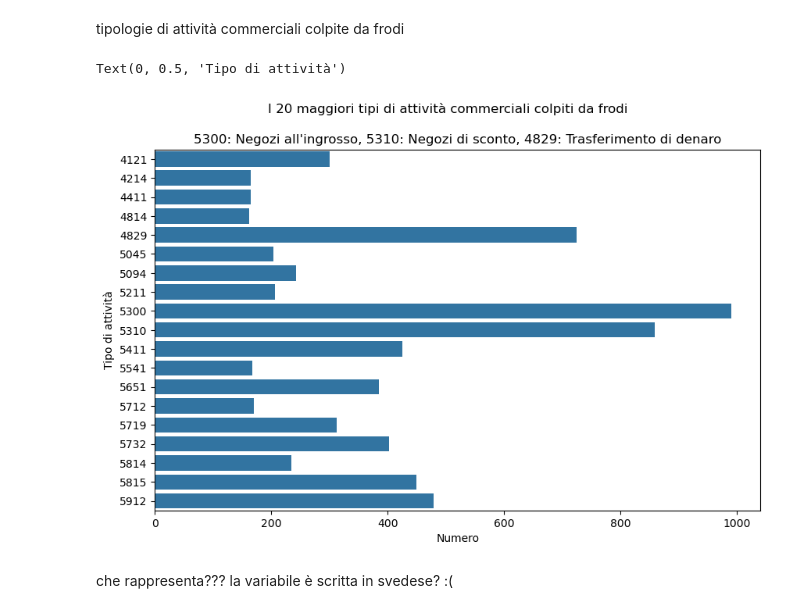
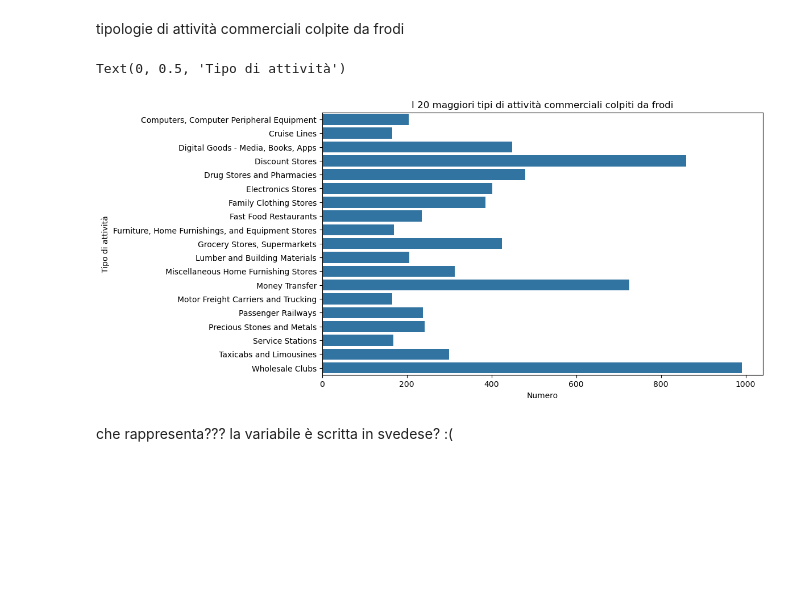
Before and after one commit to AlessandroPieragostini/Data-Science, a Jupyter notebook: data_science_cluster_class.ipynb, the cells around one changed output. Saved outputs shown, nothing was run; the diff lists cells and outputs as text; code cells hidden in the pictures; blank space fills up the shorter version.

```diff
--- a/data_science_cluster_class.ipynb
+++ b/data_science_cluster_class.ipynb
@@ -379,3 +378,0 @@ calcolo del rapporto debito/reddito, trovando l'indice debt to income ratio, uti
-# %%
-users['debt_to_income'] = users['total_debt']/users['yearly_income']
-users.head()
@@ -410,5 +399,6 @@ print(mcc_df.head())
 2     7996  Amusement Parks, Carnivals, Circuses
 3     5411          Grocery Stores, Supermarkets
 4     4784                 Tolls and Bridge Fees
-# %%
-trans_final = pd.merge(trans_final, mcc_df, left_on='id',right_on = 'index', how = 'left')
+# %%
+mcc_df['mcc_code'] = mcc_df['mcc_code'].astype('int32')
+mcc_df.head()
@@ -414,0 +414,8 @@ trans_final = pd.merge(trans_final, mcc_df, left_on='id',right_on = 'index', how
+# %%
+# 1) Crea un dict: codice → descrizione
+mcc_map = dict(zip(mcc_df['mcc_code'], mcc_df['description']))
+
+# 2) Aggiungi la colonna 'description' mappando su 'mcc'
+trans_final['description'] = trans_final['mcc'].map(mcc_map)
+trans_final.drop('mcc', axis=1, inplace=True)
+trans_final.rename(columns={'description': 'mcc_description'}, inplace=True)
@@ -534,18 +557,17 @@ Text(0.5, 1.0, 'Distribuzione geografica di tutte le frodi')
 # %% [markdown]
 tipologie di attività commerciali colpite da frodi
 # %%
-fraud_by_mcc = trans_final.groupby('mcc')['fraud'].agg('sum').sort_values(ascending = False)
+fraud_by_mcc = trans_final.groupby('mcc_description')['fraud'].agg('sum').sort_values(ascending = False)
 fraud_by_mcc_20 = pd.DataFrame({'tasso': fraud_by_mcc[1:20], 'tipo': fraud_by_mcc[1:20].index.astype("category")})
 
 plt.figure(figsize=(10, 6))
 sns.barplot(data=fraud_by_mcc_20, y = 'tipo',x='tasso' )
-plt.suptitle('I 20 maggiori tipi di attività commerciali colpiti da frodi')
-plt.title('5300: Negozi all\'ingrosso, 5310: Negozi di sconto, 4829: Trasferimento di denaro')
+plt.title('I 20 maggiori tipi di attività commerciali colpiti da frodi')
 plt.xlabel('Numero')
 plt.ylabel('Tipo di attività')
 # %% [output]
 Text(0, 0.5, 'Tipo di attività')
-[figure, old version]
+[figure, new version]
 # %% [markdown]
 che rappresenta??? la variabile è scritta in svedese? :(
 # %%
```
Also changed, not shown: parts of 12 cells of this notebook.
